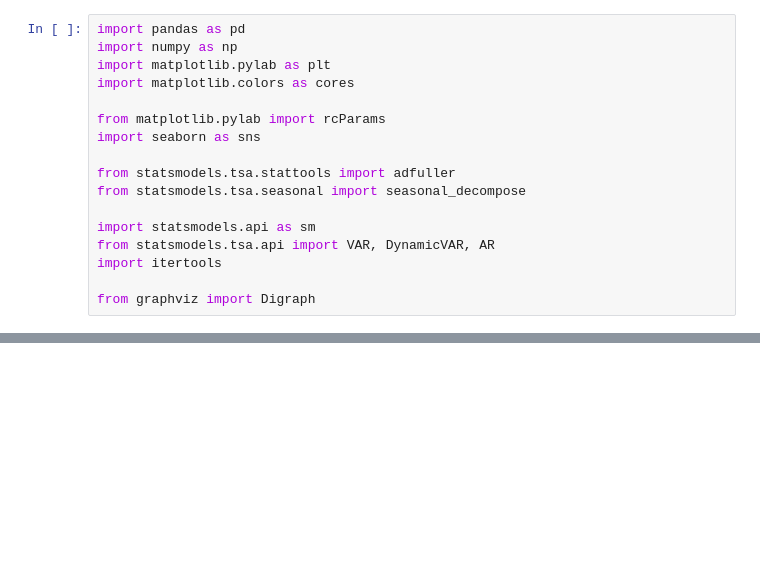
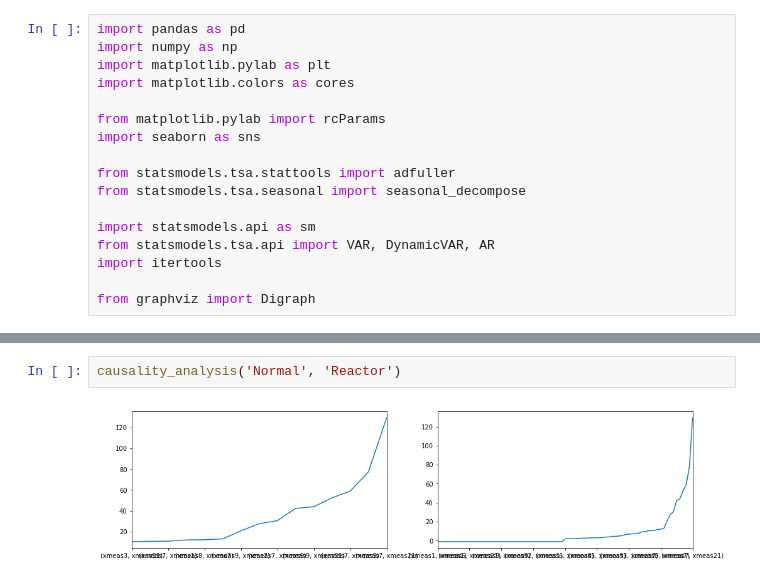
Before and after one commit to abugim/PDS, a Jupyter notebook: Causalidade de Granger aplicada à Tennessee Eastman Process/Causalidade de Granger.ipynb, the cells around one changed output, grey strips where cells are left out. Cells and saved outputs as stored; diff of their text form; blank space fills up the shorter version.

```diff
--- a/Causalidade de Granger aplicada à Tennessee Eastman Process/Causalidade de Granger.ipynb
+++ b/Causalidade de Granger aplicada à Tennessee Eastman Process/Causalidade de Granger.ipynb
@@ -131,0 +146,4 @@ build_graph(probable_relations)
+# %%
+causality_analysis('Normal', 'Reactor')
+# %% [output]
+[figure, added]
```
Also changed, not shown: parts of 17 cells of this notebook, 14 other files.
